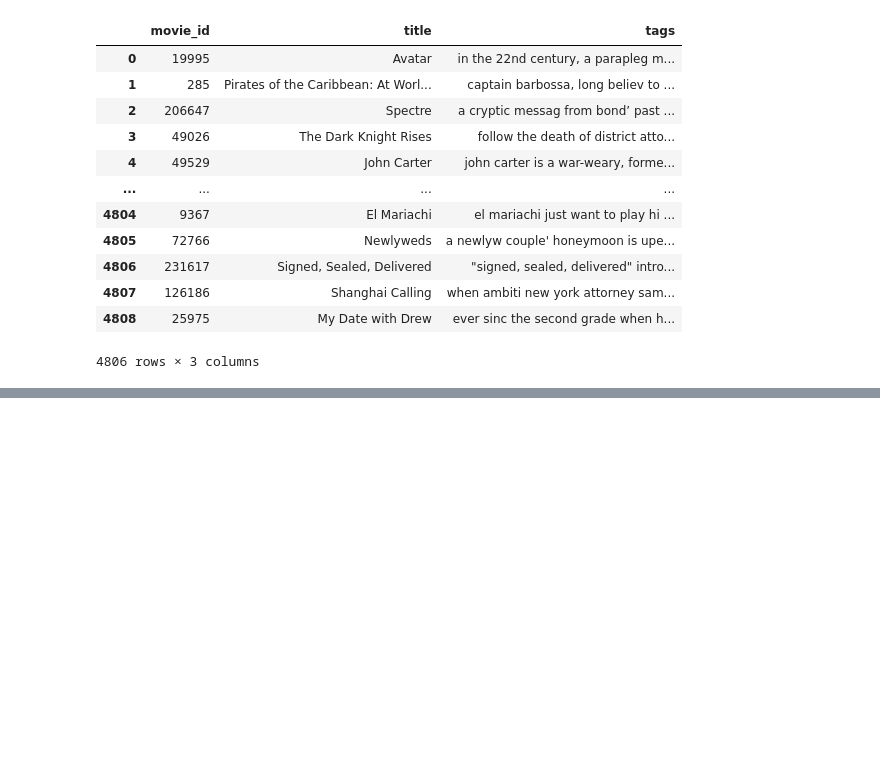
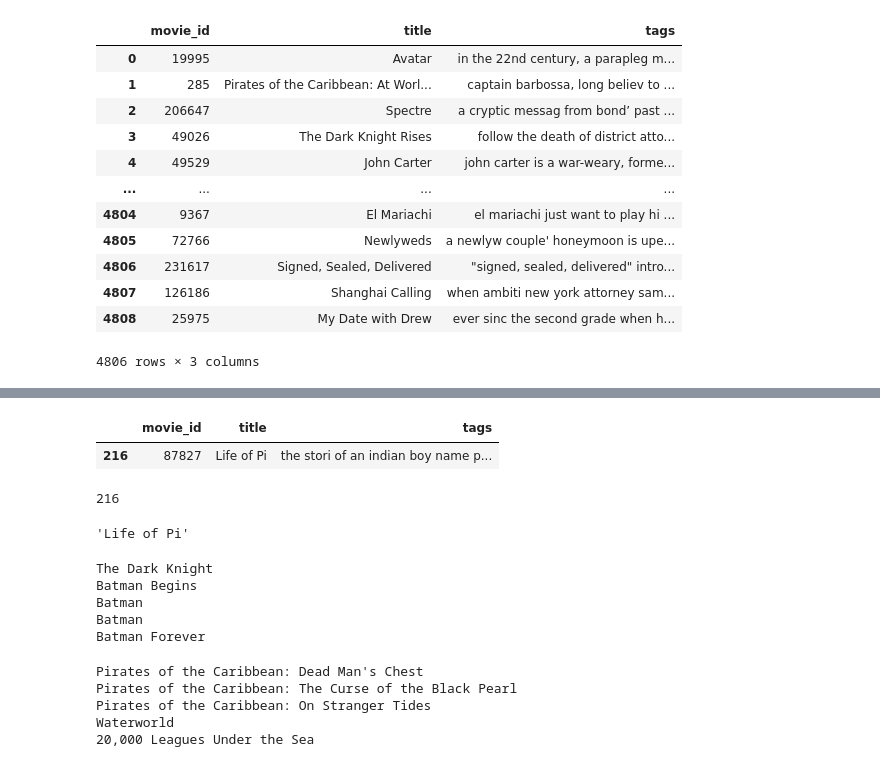
Before and after one commit to Humza134/Pandas, a Jupyter notebook: MovieRecomenderSystem.ipynb, the cells around one changed output, grey strips where cells are left out. Saved outputs shown, nothing was run; the diff lists cells and outputs as text; code cells hidden in the pictures; blank space fills up the shorter version.

```diff
--- a/MovieRecomenderSystem.ipynb
+++ b/MovieRecomenderSystem.ipynb
@@ -515,0 +573,15 @@ new_df
+# %%
+#Getting index of any movie
+new_df[new_df['title']=='Life of Pi']
+# %% [output]
+|  | movie_id | title | tags |
+| 216 | 87827 | Life of Pi | the stori of an indian boy name p... |
+# %%
+#Getting index of any movie
+new_df[new_df['title']=='Life of Pi'].index[0]
+# %% [output]
+216
+# %%
+new_df.iloc[216]['title']
+# %% [output]
+'Life of Pi'
@@ -515,0 +595,16 @@ new_df
+# %%
+recommend("The Dark Knight Rises")
+# %% [output]
+The Dark Knight
+Batman Begins
+Batman
+Batman
+Batman Forever
+# %%
+recommend("Pirates of the Caribbean: At World's End")
+# %% [output]
+Pirates of the Caribbean: Dead Man's Chest
+Pirates of the Caribbean: The Curse of the Black Pearl
+Pirates of the Caribbean: On Stranger Tides
+Waterworld
+20,000 Leagues Under the Sea
```
Also changed, not shown: parts of 8 cells of this notebook.
